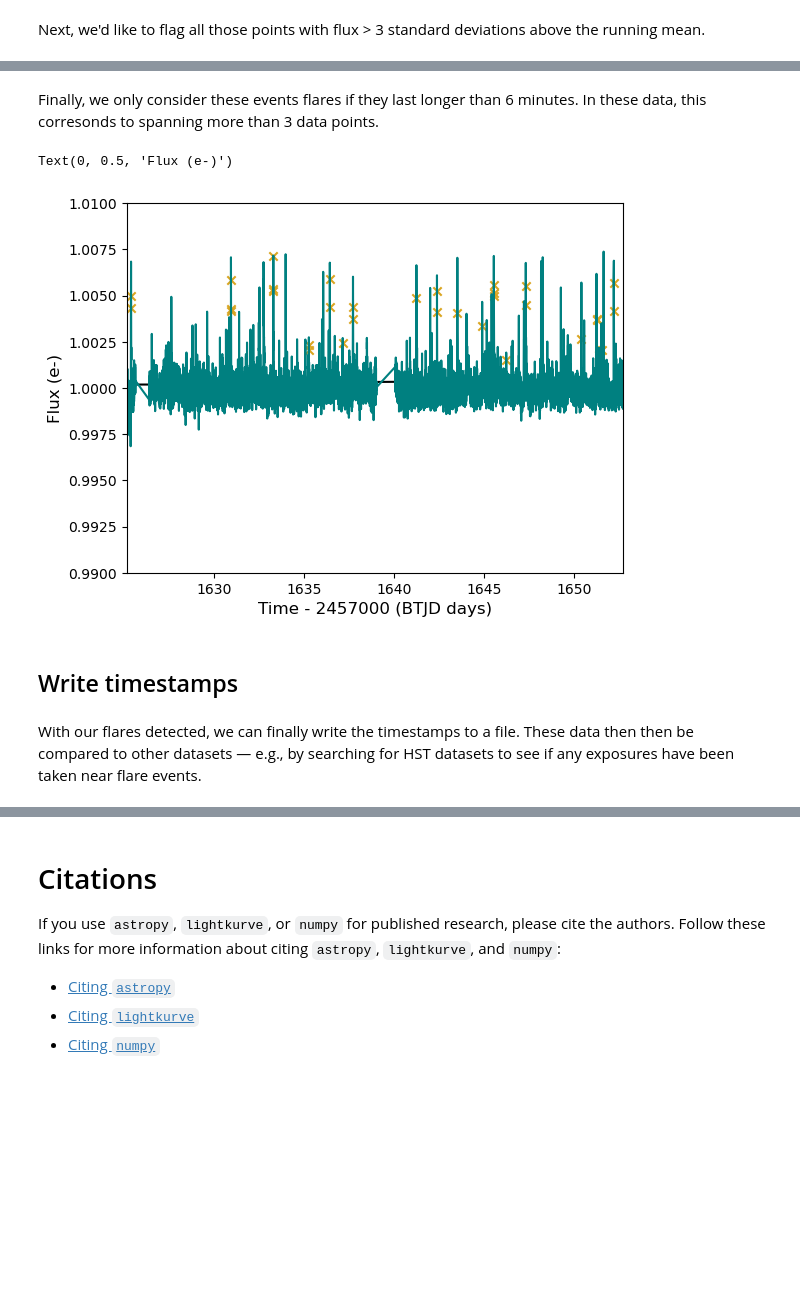
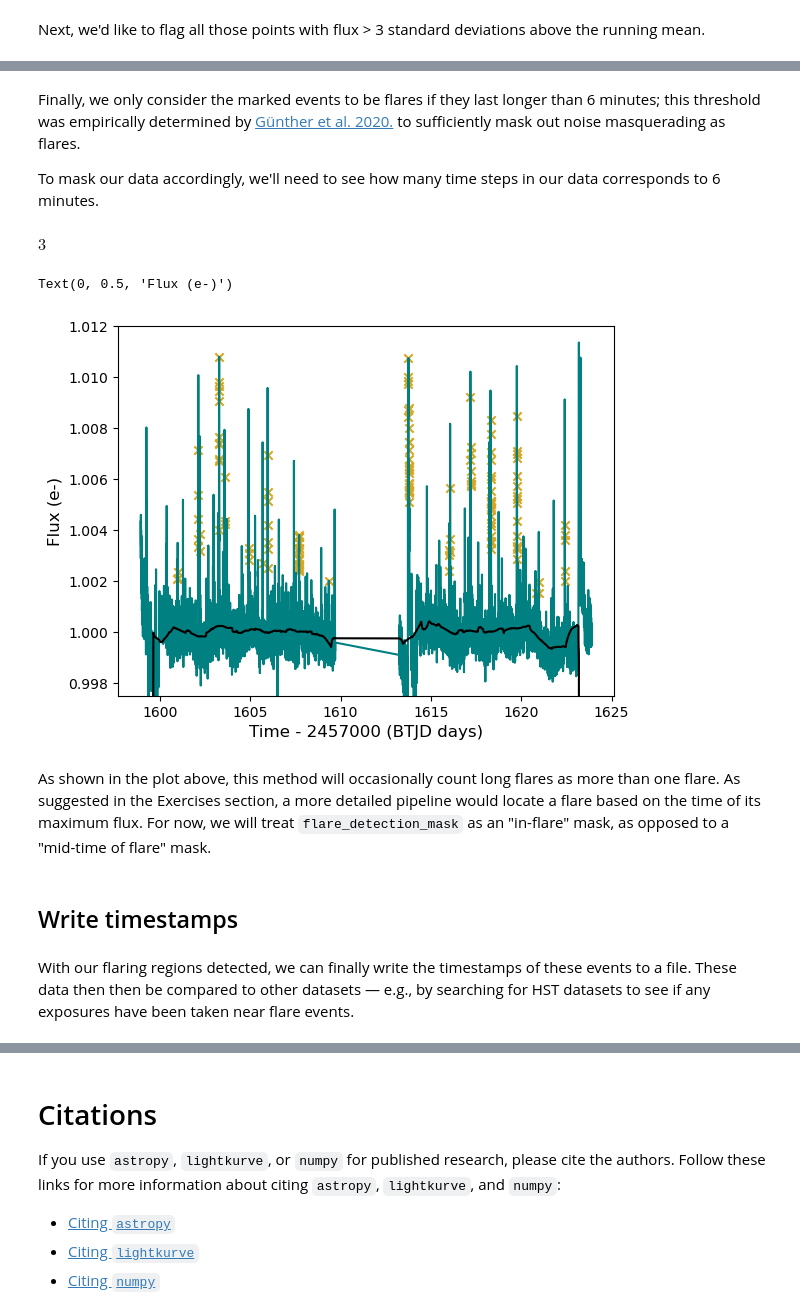
Before and after one commit to arjunsavel/notebooks-stsci, a Jupyter notebook: notebooks/MAST/m_dwarf_tess/m_dwarf_flares_tess.ipynb, the cells around one changed output, grey strips where cells are left out. Saved outputs shown, nothing was run; the diff lists cells and outputs as text; code cells hidden in the pictures; blank space fills up the shorter version.

```diff
--- a/notebooks/MAST/m_dwarf_tess/m_dwarf_flares_tess.ipynb
+++ b/notebooks/MAST/m_dwarf_tess/m_dwarf_flares_tess.ipynb
@@ -232,5 +239,5 @@ To detect flares in our data, we first need to divide by a running mean. This ru
 # %%
-width = 128 # arjun: worth motivating?
+width = global_mask_length # arjun: worth motivating?
 mean_kernel = Box1DKernel(width=width)
 
 running_mean = convolve(cleaned_twice, mean_kernel)
@@ -242,7 +249,7 @@ dt = np.diff(lightcurve.time.value)[0]
 plt.plot(lightcurve.time.value, running_mean, color='black')
 
 # zoom in and inspect a specific region
-plt.xlim(lightcurve.time.value.min() + dt * width, lightcurve.time.value.max() - dt * width)
+# plt.xlim(lightcurve.time.value.min() + dt * width, lightcurve.time.value.max() - dt * width)
 
 plt.ylim(0.99, 1.01)
 plt.xlabel('Time - 2457000 (BTJD days)', fontsize=12)
@@ -254,23 +261,21 @@ Text(0, 0.5, 'Flux (e-)')
 Next, we'd like to flag all those points with flux > 3 standard deviations above the running mean.
 # %%
 # calculate running standard deviation
-sigma_2 = convolve(np.square(cleaned_twice - running_mean), g)
+sigma_2 = convolve(np.square(cleaned_twice - running_mean), mean_kernel)
 
 sigma =  np.sqrt(sigma_2)
 
-plt.plot(lightcurve.time.value, z, color='black')
-plt.xlim(lightcurve.time.value.min() + dt * width, lightcurve.time.value.max() - dt * width)
 
-
-
-mask = cleaned_twice > z + 3 * sigma
+mask = cleaned_twice > running_mean + 2.8 * sigma
 
 plt.scatter(lightcurve.time.value[mask], cleaned_twice[mask], marker='x', color='goldenrod')
+
+plt.plot(lightcurve.time.value, running_mean, color='black', zorder=100)
 
 
 
 plt.plot(lightcurve.time.value, cleaned_twice, color='teal')
-plt.ylim(0.99, 1.01)
+plt.ylim(0.9975, 1.012)
 plt.xlabel('Time - 2457000 (BTJD days)', fontsize=12)
 plt.ylabel('Flux (e-)', fontsize=12)
 # %% [output]
@@ -279,3 +284,10 @@ Text(0, 0.5, 'Flux (e-)')
 # %% [markdown]
-Finally, we only consider these events flares if they last longer than 6 minutes. In these data, this corresonds to spanning more than 3 data points.
+Finally, we only consider the marked events to be flares if they last longer than 6 minutes; this threshold was empirically determined by [Günther et al. 2020.](https://iopscience.iop.org/article/10.3847/1538-3881/ab5d3a/meta) to sufficiently mask out noise masquerading as flares.
+
+To mask our data accordingly, we'll need to see how many time steps in our data corresponds to 6 minutes.
+# %%
+flare_length_exp = ((6 * u.minute) / exposure_time).si
+flare_length_exp
+# %% [output]
+$3 \; \mathrm{}$
 # %%
@@ -290,27 +303,28 @@ for m in mask:
         ticker = 0
     ticker_arr += [ticker]
 # %%
-other_mask = np.array(ticker_arr) >= 3
+flare_detection_mask = np.array(ticker_arr) >= flare_length_exp
 # %%
-plt.plot(lightcurve.time.value, z, color='black', )
-plt.xlim(lightcurve.time.value.min() + dt * width, lightcurve.time.value.max() - dt * width,)
-
-
-plt.scatter(lightcurve.time.value[other_mask], cleaned_twice[other_mask], marker='x', color='goldenrod')
-
+plt.scatter(lightcurve.time.value[flare_detection_mask], cleaned_twice[flare_detection_mask], marker='x', color='goldenrod')
 
 
 plt.plot(lightcurve.time.value, cleaned_twice,color='teal')
-plt.ylim(0.99, 1.01)
+
+# plt.xlim(1605, 1606)
+plt.plot(lightcurve.time.value, running_mean, color='black', )
+plt.ylim(0.9975, 1.012)
+# plt.xlim(2356, 2357)
 plt.xlabel('Time - 2457000 (BTJD days)', fontsize=12)
 plt.ylabel('Flux (e-)', fontsize=12)
 # %% [output]
 Text(0, 0.5, 'Flux (e-)')
-[figure, old version]
+[figure, new version]
+# %% [markdown]
+As shown in the plot above, this method will occasionally count long flares as more than one flare. As suggested in the Exercises section, a more detailed pipeline would locate a flare based on the time of its maximum flux. For now, we will treat `flare_detection_mask` as an "in-flare" mask, as opposed to a "mid-time of flare" mask.
 # %% [markdown]
 ## Write timestamps
 # %% [markdown]
-With our flares detected, we can finally write the timestamps to a file. These data then then be compared to other datasets — e.g., by searching for HST datasets to see if any exposures have been taken near flare events.
+With our flaring regions detected, we can finally write the timestamps of these events to a file. These data then then be compared to other datasets — e.g., by searching for HST datasets to see if any exposures have been taken near flare events.
 # %%
 formatted_days = lightcurve.time.value[other_mask] + 2457000 # these are in BTJD days
 
```
Also changed, not shown: parts of 24 cells of this notebook.
